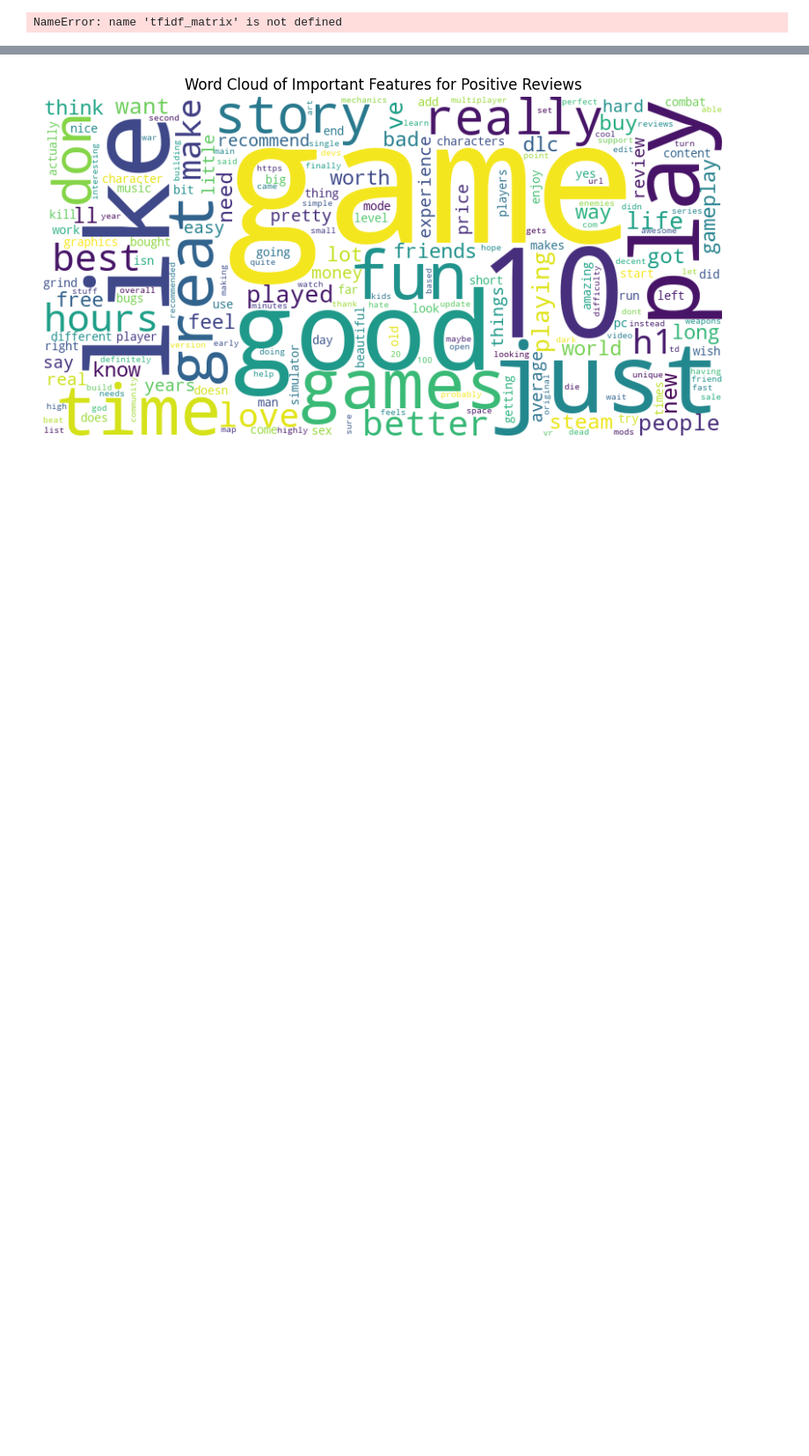
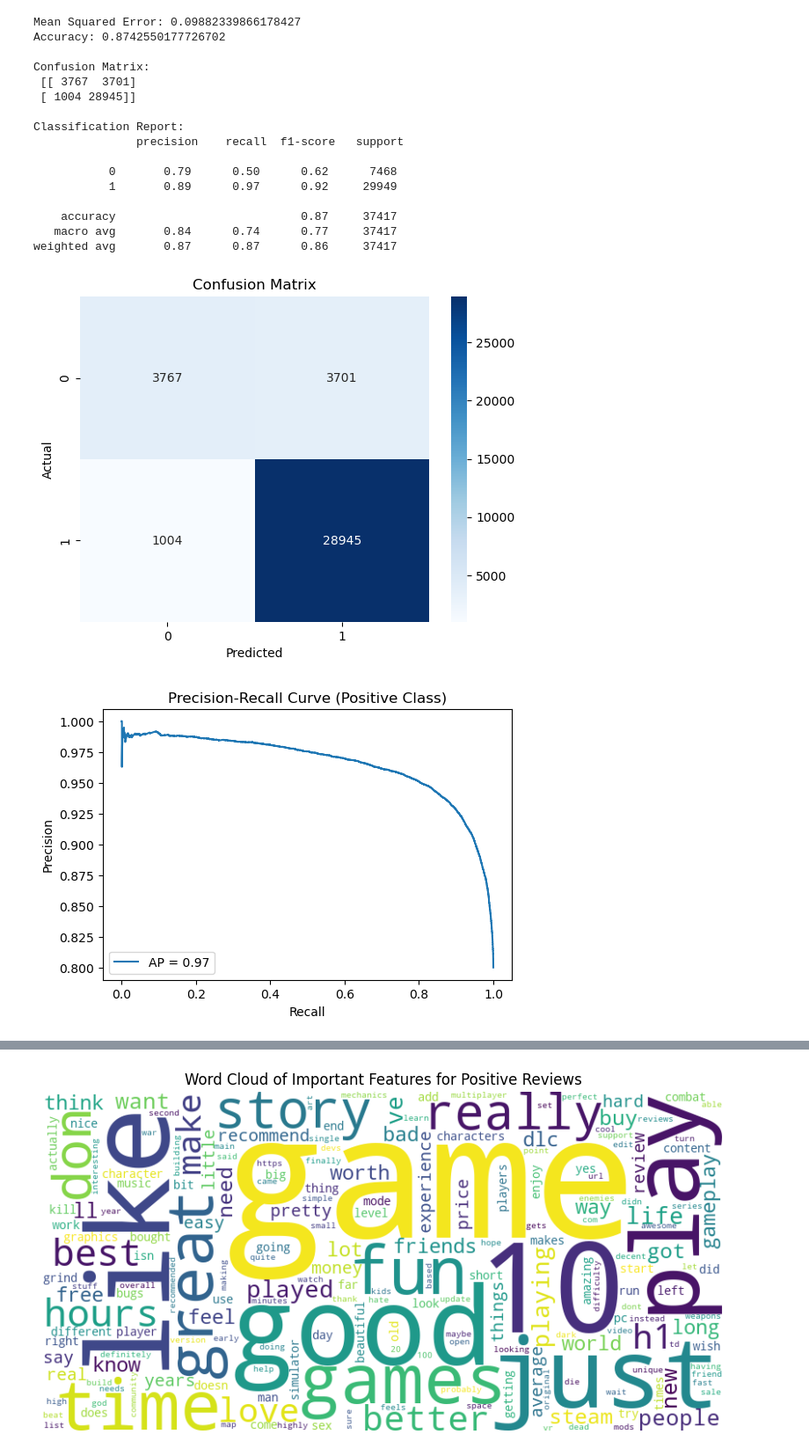
Before and after one commit to Jkwokhk/CS506, a Jupyter notebook: main.ipynb, the cells around one changed output, grey strips where cells are left out. Shown at 88% size. Drawn from its saved outputs; the diff is of its cells as text; code cells hidden in the pictures; blank space fills up the shorter version.

Commit message:
added some graphs for linear regression and nb. did some feature eng if we want

```diff
--- a/main.ipynb
+++ b/main.ipynb
@@ -122,6 +174,5 @@ KeyboardInterrupt:
 # %%
-
-def compute_linear_regression(tfidf_matrix, labels, test_size=0.2, random_state=42, plot_confusion_matrix=False):
+def compute_linear_regression(tfidf_matrix, labels, test_size=0.2, random_state=42, plot_confusion_matrix=False, plot_pr_curve=False):
     """
     Trains a linear regression model to predict review votes and evaluates it.
 
@@ -180,8 +231,63 @@ def compute_linear_regression(tfidf_matrix, labels, test_size=0.2, random_state=
         plt.title("Confusion Matrix")
         plt.show()
 
+    # Optionally plot the Precision-Recall curve
+    if plot_pr_curve:
+
+
+        # uncomment this for logistic regression:
+        # y_pred = model.predict_proba(X_test)[:, 1]  # Probability of the positive class
+
+
+        # --- Positive Class (label=1) ---
+        precision, recall, thresholds = precision_recall_curve(y_test, y_pred)
+        avg_precision = average_precision_score(y_test, y_pred)
+
+        plt.figure(figsize=(6, 4))
+        plt.plot(recall, precision, label=f'AP = {avg_precision:.2f}')
+        plt.xlabel("Recall")
+        plt.ylabel("Precision")
+        plt.title("Precision-Recall Curve (Positive Class)")
+        plt.legend(loc="lower left")
+        plt.show()
+
+        # --- Negative Class (label=0) ---
+        precision_neg, recall_neg, thresholds_neg = precision_recall_curve(
+        y_test,
+        1 - y_pred,    # scores for class 0
+        pos_label=0     # treat "0" as the "positive" class in this calculation
+        )
+
+        avg_precision_neg = average_precision_score(y_test, 1 - y_pred, pos_label=0)
+
+        plt.plot(recall_neg, precision_neg, label=f'AP = {avg_precision_neg:.2f}')
+        plt.xlabel('Recall')
+        plt.ylabel('Precision')
+        plt.title('Precision-Recall Curve (Negative Class)')
+        plt.legend(loc='lower left')
+        plt.show()
+
+
+
     return model, mse, accuracy, confusion_mat, class_report
 # %%
-model, mse, acc, cm, report = compute_linear_regression(tfidf_matrix, labels, plot_confusion_matrix=True)
+model, mse, acc, cm, report = compute_linear_regression(X_combined, labels, plot_confusion_matrix=True, plot_pr_curve=True)
 # %% [output]
-NameError: name 'tfidf_matrix' is not defined
+Mean Squared Error: 0.09882339866178427
+Accuracy: 0.8742550177726702
+
+Confusion Matrix:
+ [[ 3767  3701]
+ [ 1004 28945]]
+
+Classification Report:
+               precision    recall  f1-score   support
+
+           0       0.79      0.50      0.62      7468
+           1       0.89      0.97      0.92     29949
+
+    accuracy                           0.87     37417
+   macro avg       0.84      0.74      0.77     37417
+weighted avg       0.87      0.87      0.86     37417
+[figure, added]
+[figure, added]
```
Also changed, not shown: parts of 7 cells of this notebook.
